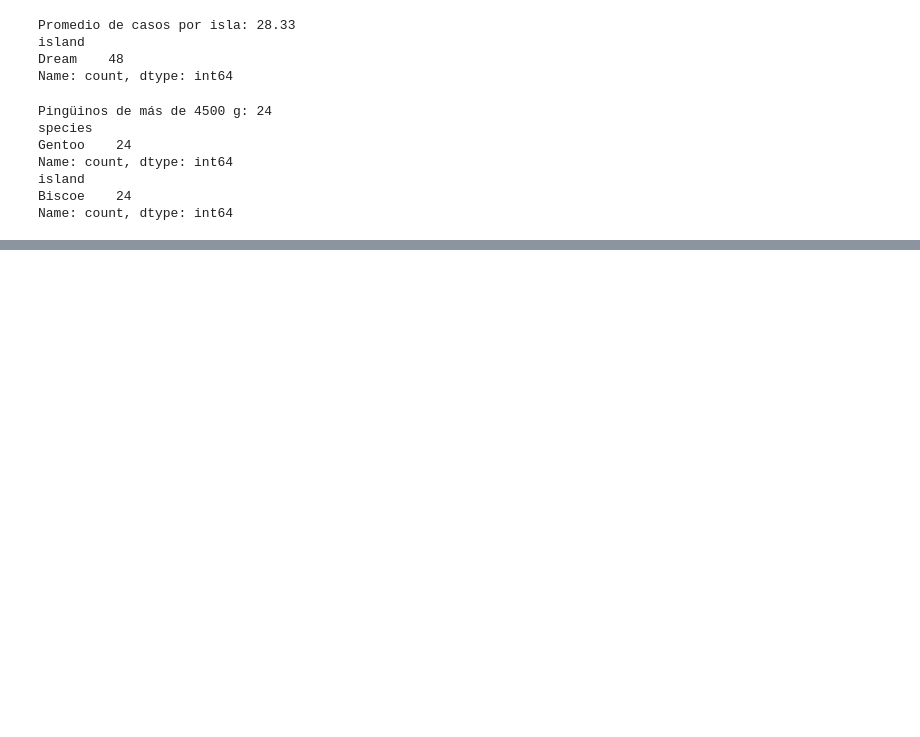
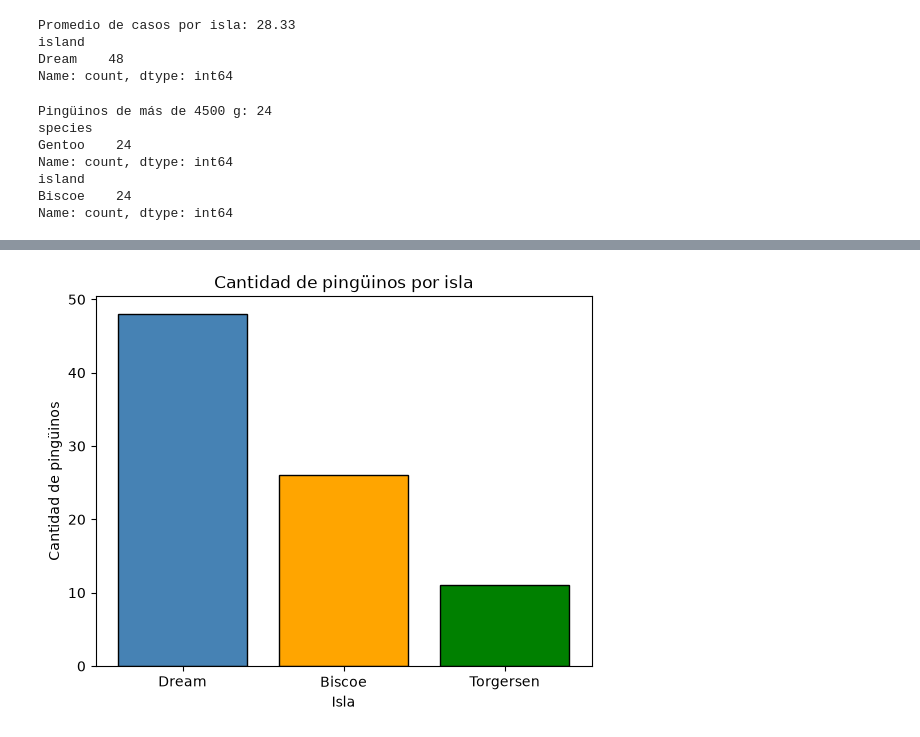
Before and after one commit to mariagonzalezh-commits/Desafio-, a Jupyter notebook: desafiojessymafe.ipynb, the cells around one changed output, grey strips where cells are left out. Cells and saved outputs as stored; diff of their text form; code cells hidden in the pictures; blank space fills up the shorter version.

```diff
--- a/desafiojessymafe.ipynb
+++ b/desafiojessymafe.ipynb
@@ -81,0 +94,13 @@ Name: count, dtype: int64
+# %%
+casos_por_isla = df["island"].value_counts()               # cuento cuántos pingüinos hay en cada isla
+
+plt.bar(casos_por_isla.index, casos_por_isla.values,       # x = nombres de las islas, y = cantidades
+        color=["steelblue", "orange", "green"],            # un color distinto para cada barra
+        edgecolor="black")                                 # borde negro para que se vean bien
+plt.title("Cantidad de pingüinos por isla")                # título del gráfico
+plt.xlabel("Isla")                                         # nombre del eje x
+plt.ylabel("Cantidad de pingüinos")                        # nombre del eje y
+plt.savefig("barras_isla.png")                             # guardo la imagen antes de show
+plt.show()                                                 # muestro el gráfico
+# %% [output]
+[figure, added]
```
Also changed, not shown: parts of 2 cells of this notebook, 3 other files.
